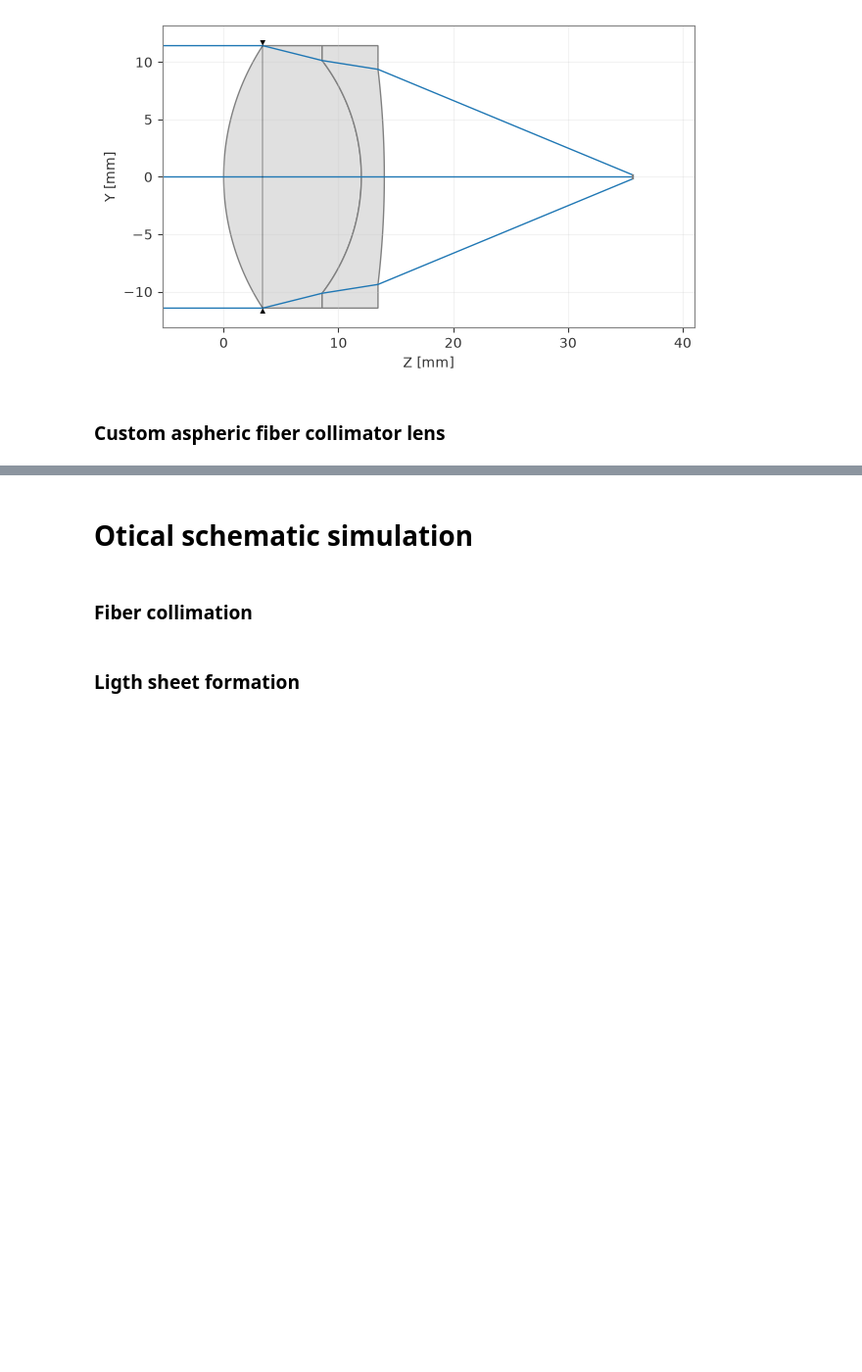
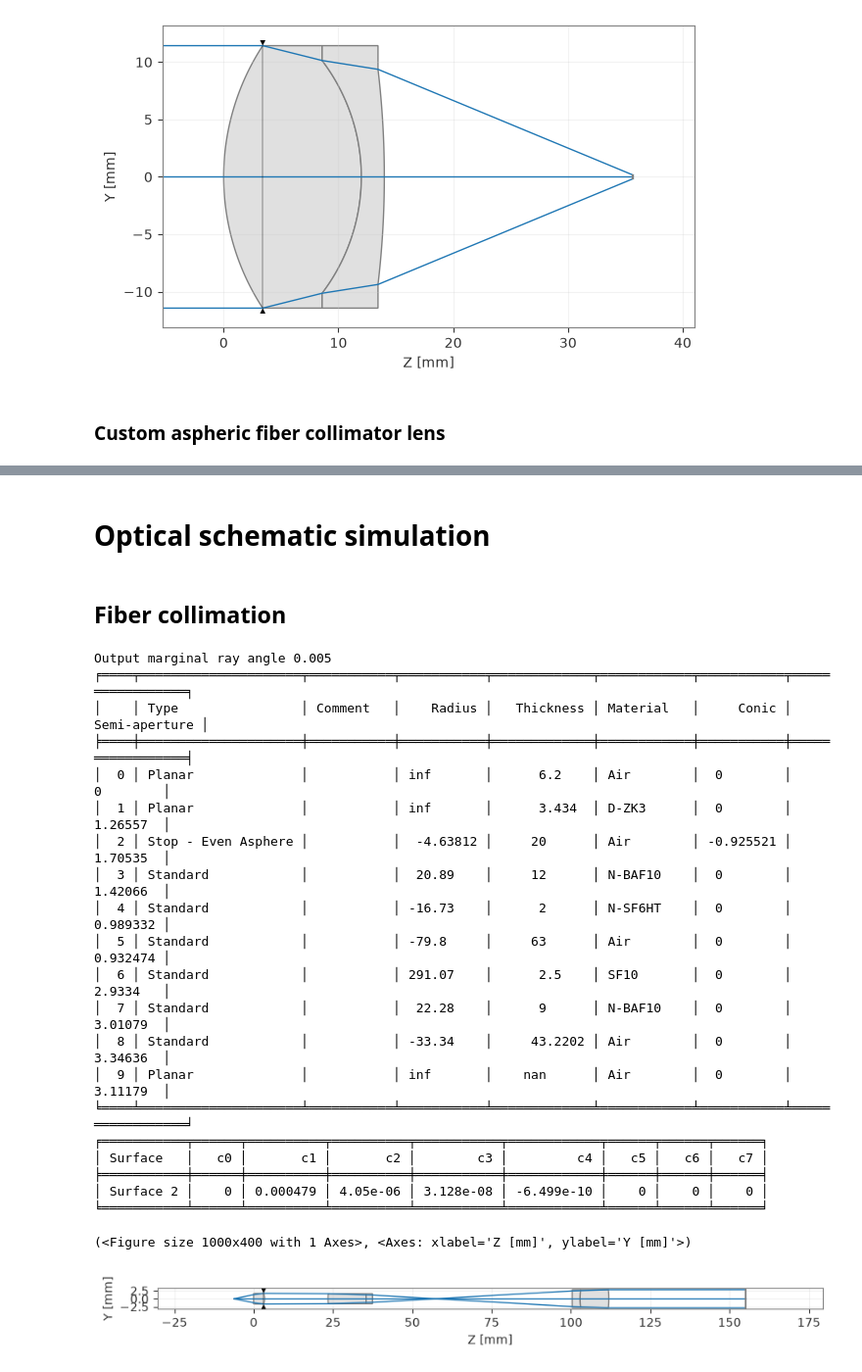
Before and after one commit to fluoimlab/SPIM-Im, a Jupyter notebook: otical_design/v0/sim_v0.ipynb, the cells around one changed output, grey strips where cells are left out. Shown at 98% size. Saved outputs shown, nothing was run; the diff lists cells and outputs as text; code cells hidden in the pictures; blank space fills up the shorter version.

```diff
--- a/otical_design/v0/sim_v0.ipynb
+++ b/otical_design/v0/sim_v0.ipynb
@@ -87,8 +88,4 @@ lens_f8_as.draw()
 # %% [markdown]
-# Otical schematic simulation
+# Optical schematic simulation
 # %% [markdown]
-### Fiber collimation
+## Fiber collimation
-# %%
-fiber_na = 0.2  # OM4 numerical aperture
-fiber_d = 50    # OM4 core diameter, micron
-fiber_angle = fiber_na * 180 / np.pi  # paraxial estiamation of fiber output angle in degree
@@ -100,2 +91,0 @@ lens.fields.add(y=0)
-# %% [markdown]
-### Ligth sheet formation
@@ -214,0 +92,56 @@ _ = lens.draw()
+# %%
+class FiberCollimator(Optic):
+    def __init__(self, lens_collimation: Optic, lens_expander_1st:Optic, lens_expander_2nd:Optic,
+                 d_coll:float, d_1st:float, d_2nd:float,   # distance from fiber to 1st lens and to 2nd lens
+                 fiber_na:float=0.22): # numerical aperture of OM4 fiber
+        super().__init__(name='Fiber collimator')
+        lens_2nd_flip = copy.deepcopy(lens_expander_2nd)
+        lens_2nd_flip.updater.flip()
+        # self.fiber_output_angle = fiber_na * 180 / np.pi * 2
+
+        combined = lens_collimation + lens_expander_1st + lens_2nd_flip
+        self.surfaces = combined.surfaces
+        self.updater.set_thickness(d_coll, 0)
+        self.updater.set_thickness(d_1st, 2)
+        self.updater.set_thickness(d_2nd, 5)
+
+        self.set_aperture(aperture_type="objectNA", value=fiber_na)
+        self.wavelengths.add(value=0.510, is_primary=True)
+        self.fields.set_type(field_type="angle")
+        self.fields.add(y=0)
+
+
+fc = FiberCollimator(lens_collimation=lens_f8_as,
+                     lens_expander_1st=lens_f30,
+                     lens_expander_2nd=lens_f50,
+                     d_coll=6.2, d_1st=20.0, d_2nd=63.0,
+                     fiber_na=0.2)
+
+ya, ua = fc.paraxial.marginal_ray()
+print(f"Output marginal ray angle {ua[-1, 0]:.3f}")
+
+fc.info()
+fc.draw()
+# %% [output]
+Output marginal ray angle 0.005
+╒════╤═════════════════════╤═══════════╤═══════════╤═════════════╤════════════╤═══════════╤═════════════════╕
+│    │ Type                │ Comment   │    Radius │   Thickness │ Material   │     Conic │   Semi-aperture │
+╞════╪═════════════════════╪═══════════╪═══════════╪═════════════╪════════════╪═══════════╪═════════════════╡
+│  0 │ Planar              │           │ inf       │      6.2    │ Air        │  0        │        0        │
+│  1 │ Planar              │           │ inf       │      3.434  │ D-ZK3      │  0        │        1.26557  │
+│  2 │ Stop - Even Asphere │           │  -4.63812 │     20      │ Air        │ -0.925521 │        1.70535  │
+│  3 │ Standard            │           │  20.89    │     12      │ N-BAF10    │  0        │        1.42066  │
+│  4 │ Standard            │           │ -16.73    │      2      │ N-SF6HT    │  0        │        0.989332 │
+│  5 │ Standard            │           │ -79.8     │     63      │ Air        │  0        │        0.932474 │
+│  6 │ Standard            │           │ 291.07    │      2.5    │ SF10       │  0        │        2.9334   │
+│  7 │ Standard            │           │  22.28    │      9      │ N-BAF10    │  0        │        3.01079  │
+│  8 │ Standard            │           │ -33.34    │     43.2202 │ Air        │  0        │        3.34636  │
+│  9 │ Planar              │           │ inf       │    nan      │ Air        │  0        │        3.11179  │
+╘════╧═════════════════════╧═══════════╧═══════════╧═════════════╧════════════╧═══════════╧═════════════════╛
+╒═══════════╤══════╤══════════╤══════════╤═══════════╤════════════╤══════╤══════╤══════╕
+│ Surface   │   c0 │       c1 │       c2 │        c3 │         c4 │   c5 │   c6 │   c7 │
+╞═══════════╪══════╪══════════╪══════════╪═══════════╪════════════╪══════╪══════╪══════╡
+│ Surface 2 │    0 │ 0.000479 │ 4.05e-06 │ 3.128e-08 │ -6.499e-10 │    0 │    0 │    0 │
+╘═══════════╧══════╧══════════╧══════════╧═══════════╧════════════╧══════╧══════╧══════╛
+(<Figure size 1000x400 with 1 Axes>, <Axes: xlabel='Z [mm]', ylabel='Y [mm]'>)
+[figure, added]
```
Also changed, not shown: parts of 25 cells of this notebook.
